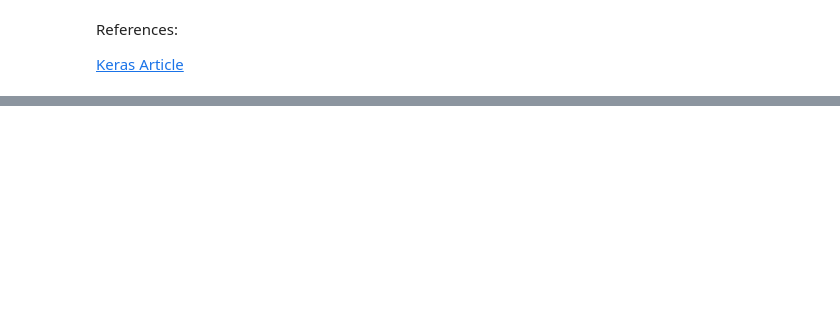
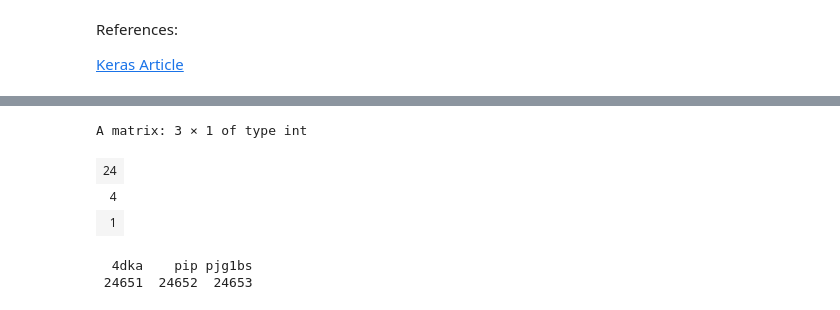
Before and after one commit to vsnupoudel/gpt2-ngrams-for-next-word-prediction, a Jupyter notebook: R_for_Capstone.ipynb, the cells around one changed output, grey strips where cells are left out. Cells and saved outputs as stored; diff of their text form; code cells hidden in the pictures; blank space fills up the shorter version.

```diff
--- a/R_for_Capstone.ipynb
+++ b/R_for_Capstone.ipynb
@@ -156,25 +170,26 @@ A tibble: 6 × 51
 # %%
-# Convert the ngrams df to vectors
-# define parameters of Keras model
-library(keras)
-max_words = 1e4
-maxlen = 2
-dim_size = 50
+#tokenize Ytrain as well
 # tokenize the input data and then fit the created object
-X_seg = text_tokenizer(num_words = max_words ) %>%
-  fit_text_tokenizer( paste( df$X1, df$X2 , sep=" ") )
-
+# Y_seg = text_tokenizer(num_words = max_words ) %>%
+#   fit_text_tokenizer( df$y )
+# Y_seg
 # apply tokenizer to the text and get indices instead of words
 # later pad the sequence
-Xtrain = texts_to_sequences(X_seg , paste( df$X1, df$X2 , sep=" ") )  %>%
- pad_sequences( maxlen = maxlen)
-
-#tokenize Ytrain as well
-# tokenize the input data and then fit the created object
-Y_seg = text_tokenizer(num_words = max_words ) %>%
-  fit_text_tokenizer( df$y )
-
-# apply tokenizer to the text and get indices instead of words
-# later pad the sequence
-Ytrain = texts_to_sequences(Y_seg , df$y ) %>%
+Ytrain = texts_to_sequences(X_seg , df$y ) %>%
  pad_sequences( maxlen = 1)
+ head(Ytrain,3)
+# %% [output]
+A matrix: 3 × 1 of type int
+| 24 |
+| 4 |
+| 1 |
+# %%
+# Unlist and make dataframe  and join with
+# downloaded pretrained word Embeddings
+# unlist word indices
+word_indices = unlist( X_seg$word_index)
+# word_indices_Y = unlist(Y_seg$word_index)
+tail(word_indices,3)
+# %% [output]
+  4dka    pip pjg1bs
+ 24651  24652  24653
```
Also changed, not shown: parts of 17 cells of this notebook.
